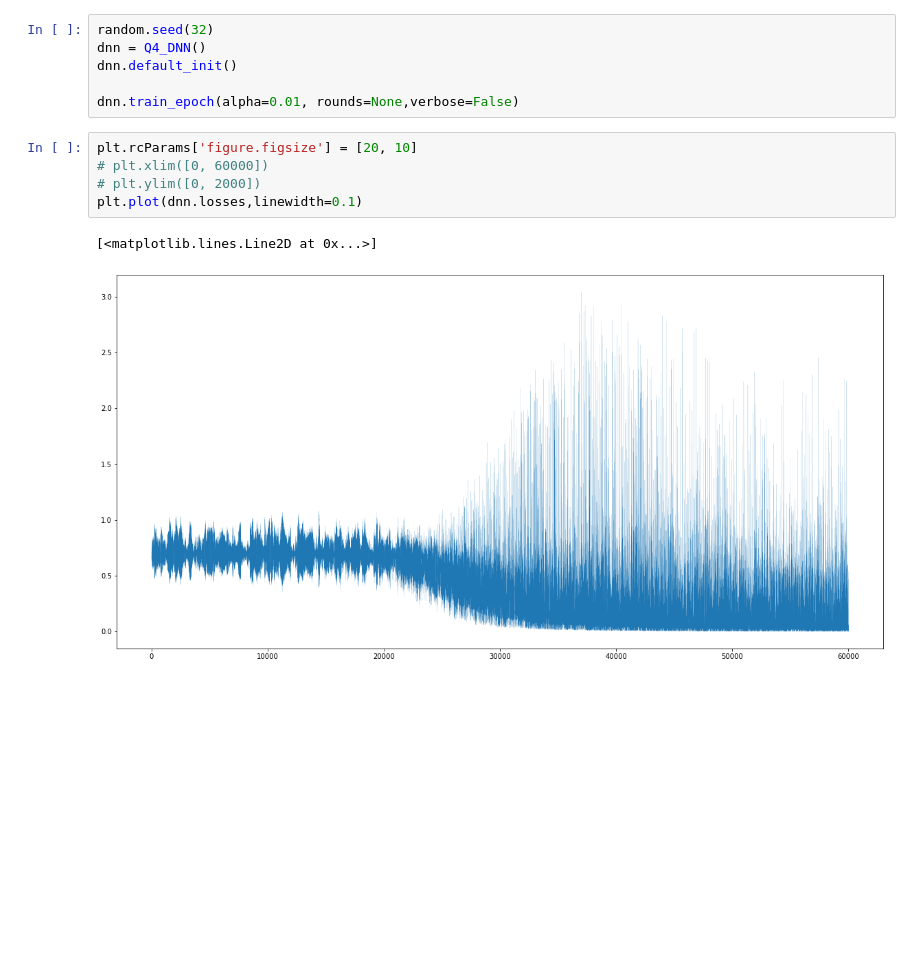
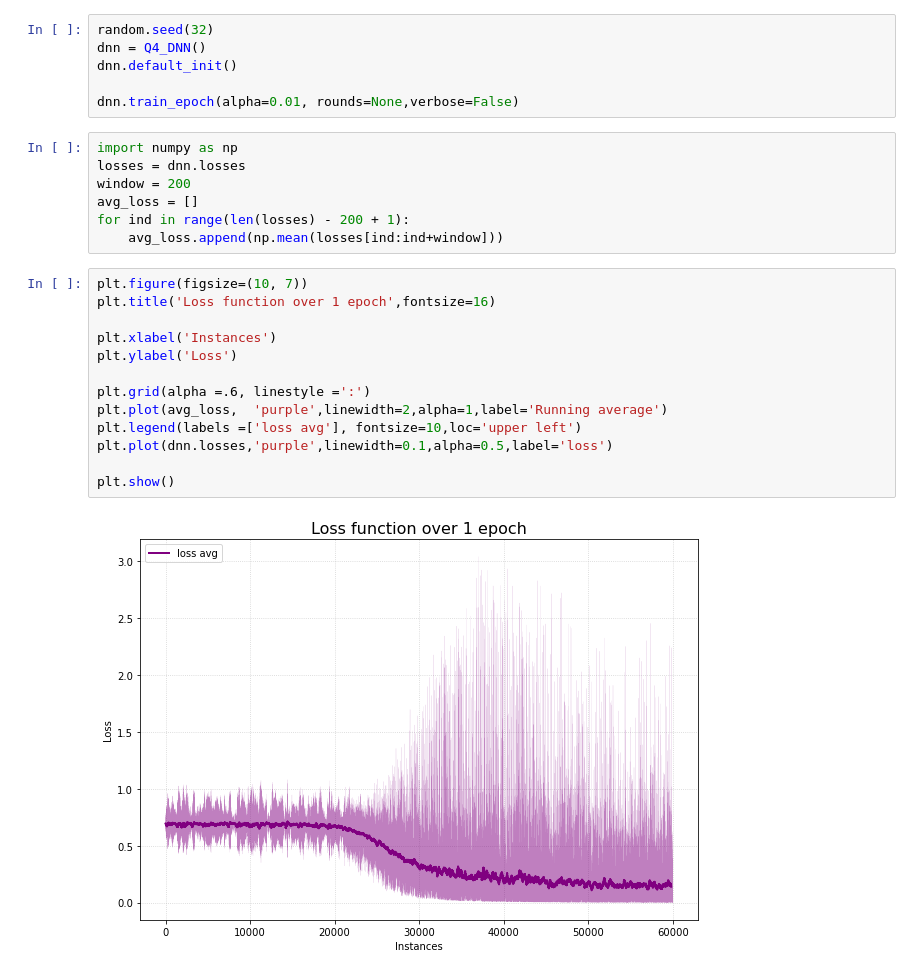
Before and after one commit to martinpucheuaviles/deep-learning-assignment1, a Jupyter notebook: main.ipynb, the cells around one changed output. Saved outputs shown, nothing was run; the diff lists cells and outputs as text; blank space fills up the shorter version.

```diff
--- a/main.ipynb
+++ b/main.ipynb
@@ -582,11 +568,25 @@ dnn = Q4_DNN()
 dnn.default_init()
 
 dnn.train_epoch(alpha=0.01, rounds=None,verbose=False)
-# %%
-plt.rcParams['figure.figsize'] = [20, 10]
-# plt.xlim([0, 60000])
-# plt.ylim([0, 2000])
-plt.plot(dnn.losses,linewidth=0.1)
-# %% [output]
-[<matplotlib.lines.Line2D at 0x...>]
-[figure, removed]
+# %%
+import numpy as np
+losses = dnn.losses
+window = 200
+avg_loss = []
+for ind in range(len(losses) - 200 + 1):
+    avg_loss.append(np.mean(losses[ind:ind+window]))
+# %%
+plt.figure(figsize=(10, 7))
+plt.title('Loss function over 1 epoch',fontsize=16)
+
+plt.xlabel('Instances')
+plt.ylabel('Loss')
+
+plt.grid(alpha =.6, linestyle =':')
+plt.plot(avg_loss,  'purple',linewidth=2,alpha=1,label='Running average')
+plt.legend(labels =['loss avg'], fontsize=10,loc='upper left')
+plt.plot(dnn.losses,'purple',linewidth=0.1,alpha=0.5,label='loss')
+
+plt.show()
+# %% [output]
+[figure, added]
```
Also changed, not shown: parts of 6 cells of this notebook.
